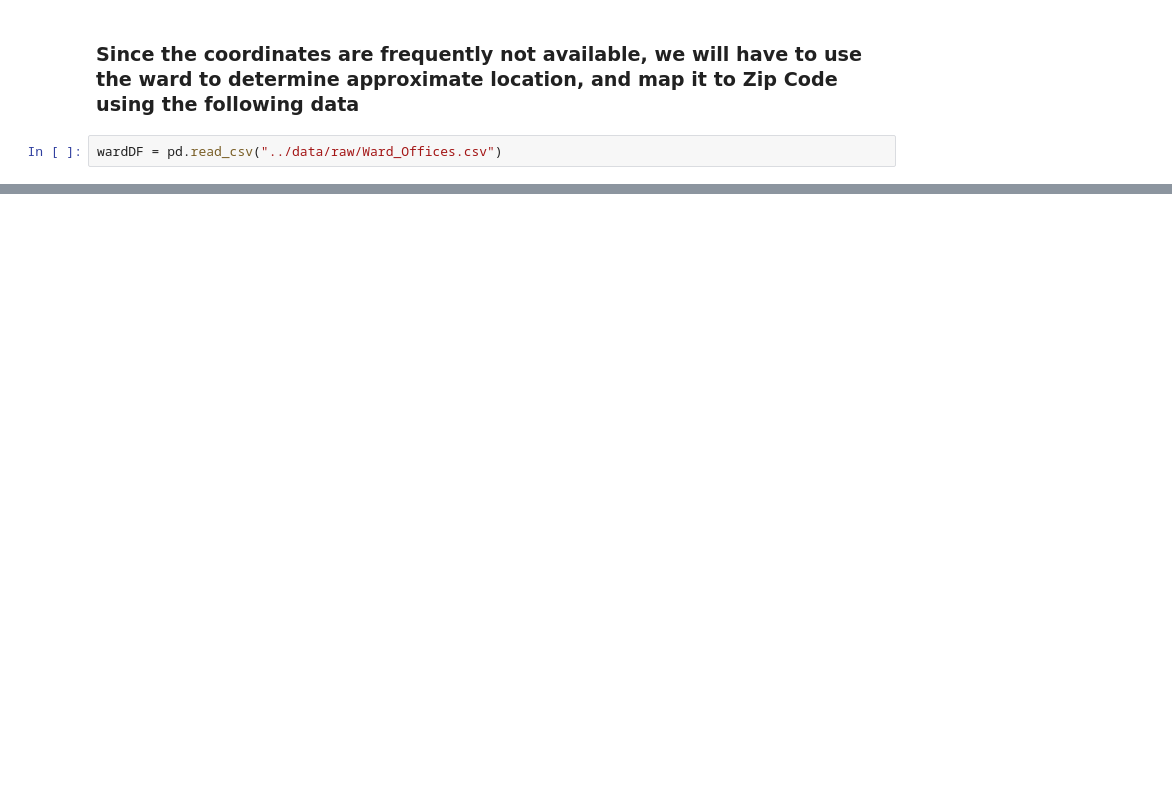
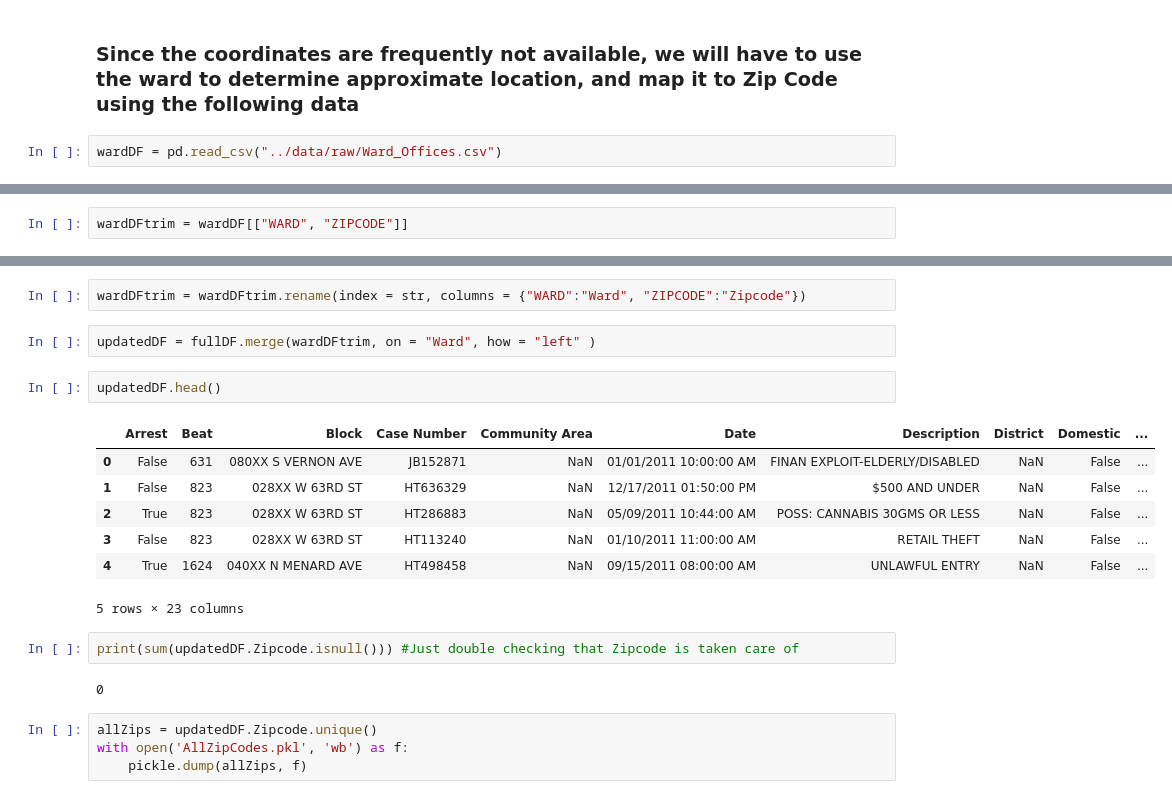
Before and after one commit to varungupta93/MSiA423_WebApp, a Jupyter notebook: Develop/msia423_project_model/notebooks/Initial_EDA_MSiA423_Varun.ipynb, the cells around one changed output, grey strips where cells are left out. Saved outputs shown, nothing was run; the diff lists cells and outputs as text; blank space fills up the shorter version.

```diff
--- a/Develop/msia423_project_model/notebooks/Initial_EDA_MSiA423_Varun.ipynb
+++ b/Develop/msia423_project_model/notebooks/Initial_EDA_MSiA423_Varun.ipynb
@@ -59,3 +57,5 @@ wardDF.head()
 | 2 | 3 | Pat Dowell | 5046 South State Street | Chicago | IL | 60609 | (773) 373-9273 | (773) 373-6852 | Pat.Dowell@cityofchicago.org | http://www.dowellfor3rdward.com/ | ... |
 | 3 | 4 | William D. Burns | 435 East 35th Street, 1st Floor | Chicago | IL | 60616 | (773) 536-8103 | (773) 536-7296 | ward04@cityofchicago.org | http://www.aldwillburns.com | ... |
 | 4 | 5 | Leslie A. Hairston | 2325 East 71st Street | Chicago | IL | 60649 | (773) 324-5555 | (773) 324-1585 | lhairston@cityofchicago.org | http://www.leslieahairston.com/ | ... |
+# %%
+wardDFtrim = wardDF[["WARD", "ZIPCODE"]]
@@ -61,0 +82,22 @@ wardDF.head()
+# %%
+wardDFtrim = wardDFtrim.rename(index = str, columns = {"WARD":"Ward", "ZIPCODE":"Zipcode"})
+# %%
+updatedDF = fullDF.merge(wardDFtrim, on = "Ward", how = "left" )
+# %%
+updatedDF.head()
+# %% [output]
+|  | Arrest | Beat | Block | Case Number | Community Area | Date | Description | District | Domestic | ... |
+| 0 | False | 631 | 080XX S VERNON AVE | JB152871 | NaN | 01/01/2011 10:00:00 AM | FINAN EXPLOIT-ELDERLY/DISABLED | NaN | False | ... |
+| 1 | False | 823 | 028XX W 63RD ST | HT636329 | NaN | 12/17/2011 01:50:00 PM | $500 AND UNDER | NaN | False | ... |
+| 2 | True | 823 | 028XX W 63RD ST | HT286883 | NaN | 05/09/2011 10:44:00 AM | POSS: CANNABIS 30GMS OR LESS | NaN | False | ... |
+| 3 | False | 823 | 028XX W 63RD ST | HT113240 | NaN | 01/10/2011 11:00:00 AM | RETAIL THEFT | NaN | False | ... |
+| 4 | True | 1624 | 040XX N MENARD AVE | HT498458 | NaN | 09/15/2011 08:00:00 AM | UNLAWFUL ENTRY | NaN | False | ... |
+5 rows × 23 columns
+# %%
+print(sum(updatedDF.Zipcode.isnull())) #Just double checking that Zipcode is taken care of
+# %% [output]
+0
+# %%
+allZips = updatedDF.Zipcode.unique()
+with open('AllZipCodes.pkl', 'wb') as f:
+    pickle.dump(allZips, f)
```
Also changed, not shown: parts of 17 cells of this notebook, 14 other files.
